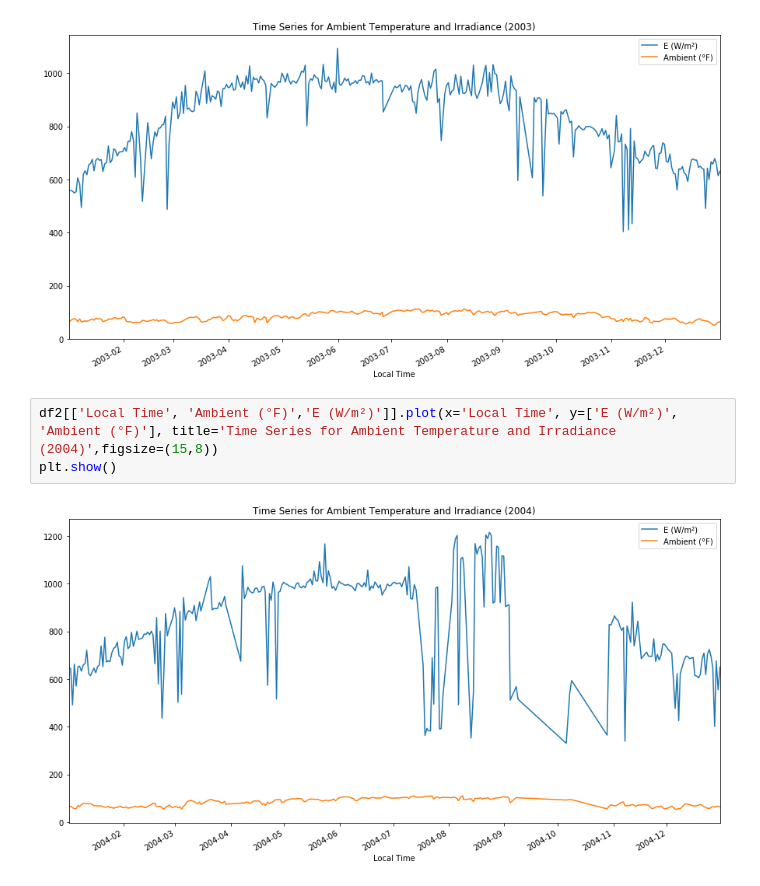
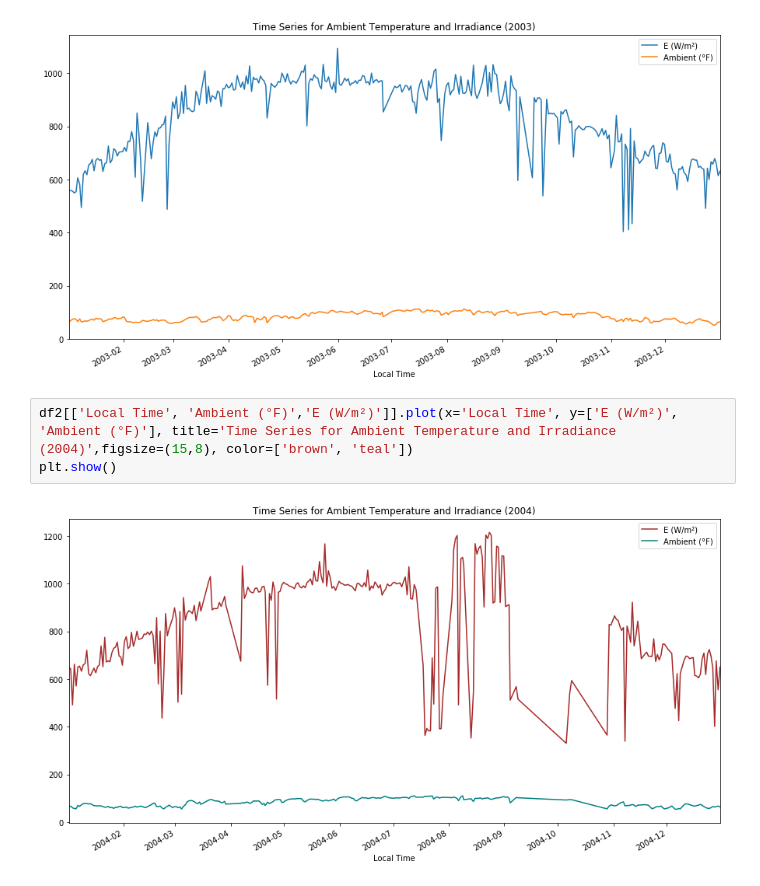
Before and after one commit to ift540-PVAZ/PVAZ, a Jupyter notebook: Time Series/Time Series.ipynb, the cells around one changed output. Drawn from its saved outputs; the diff is of its cells as text.

Commit message:
Changed graph colors - multivariate

```diff
--- a/Time Series/Time Series.ipynb
+++ b/Time Series/Time Series.ipynb
@@ -148,8 +148,8 @@ plt.show()
 # %% [output]
 [figure]
 # %%
-df2[['Local Time', 'Ambient (°F)','E (W/m²)']].plot(x='Local Time', y=['E (W/m²)', 'Ambient (°F)'], title='Time Series for Ambient Temperature and Irradiance (2004)',figsize=(15,8))
+df2[['Local Time', 'Ambient (°F)','E (W/m²)']].plot(x='Local Time', y=['E (W/m²)', 'Ambient (°F)'], title='Time Series for Ambient Temperature and Irradiance (2004)',figsize=(15,8), color=['brown', 'teal'])
 plt.show()
 # %% [output]
-[figure, old version]
+[figure, new version]
 # %%
```
Also changed, not shown: parts of 2 cells of this notebook.
